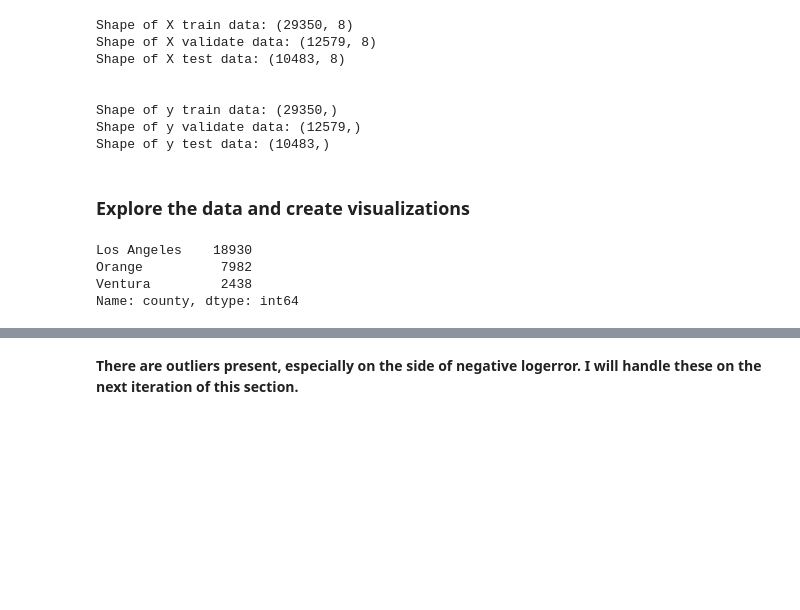
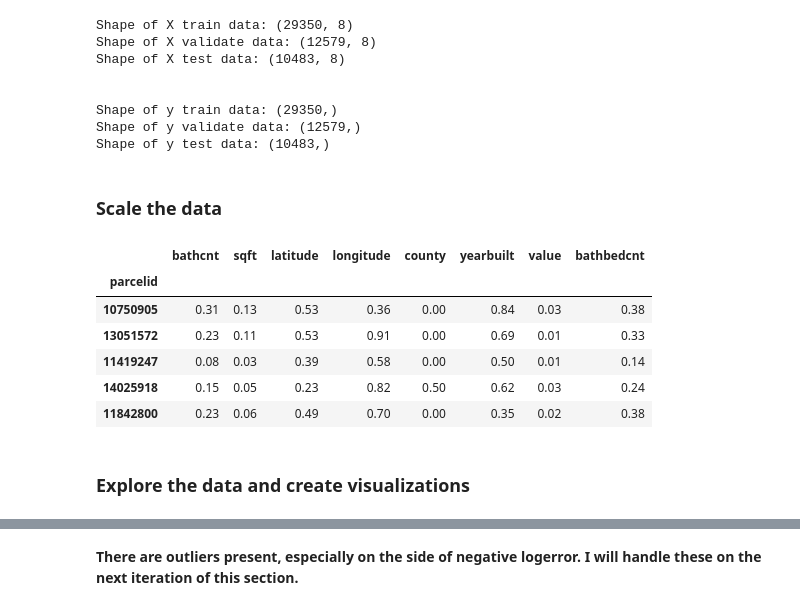
Before and after one commit to KwameTaylor/kwames-zillow-zestimates-error-control, a Jupyter notebook: explore.ipynb, the cells around one changed output, grey strips where cells are left out. Cells and saved outputs as stored; diff of their text form; code cells hidden in the pictures; blank space fills up the shorter version.

```diff
--- a/explore.ipynb
+++ b/explore.ipynb
@@ -171,12 +171,18 @@ Shape of X test data: (10483, 8)
 Shape of y train data: (29350,)
 Shape of y validate data: (12579,)
 Shape of y test data: (10483,)
+# %% [markdown]
+### Scale the data
+# %%
+scaler, X_train_scaled, X_validate_scaled, X_test_scaled = zillow_scale(X_train, X_validate, X_test)
+X_train_scaled.head()
+# %% [output]
+|  | bathcnt | sqft | latitude | longitude | county | yearbuilt | value | bathbedcnt |
+| parcelid |  |  |  |  |  |  |  |  |
+| 10750905 | 0.31 | 0.13 | 0.53 | 0.36 | 0.00 | 0.84 | 0.03 | 0.38 |
+| 13051572 | 0.23 | 0.11 | 0.53 | 0.91 | 0.00 | 0.69 | 0.01 | 0.33 |
+| 11419247 | 0.08 | 0.03 | 0.39 | 0.58 | 0.00 | 0.50 | 0.01 | 0.14 |
+| 14025918 | 0.15 | 0.05 | 0.23 | 0.82 | 0.50 | 0.62 | 0.03 | 0.24 |
+| 11842800 | 0.23 | 0.06 | 0.49 | 0.70 | 0.00 | 0.35 | 0.02 | 0.38 |
 # %% [markdown]
 ### Explore the data and create visualizations
-# %%
-train.county.value_counts()
-# %% [output]
-Los Angeles    18930
-Orange          7982
-Ventura         2438
-Name: county, dtype: int64
```
Also changed, not shown: parts of 13 cells of this notebook, 2 other files.
